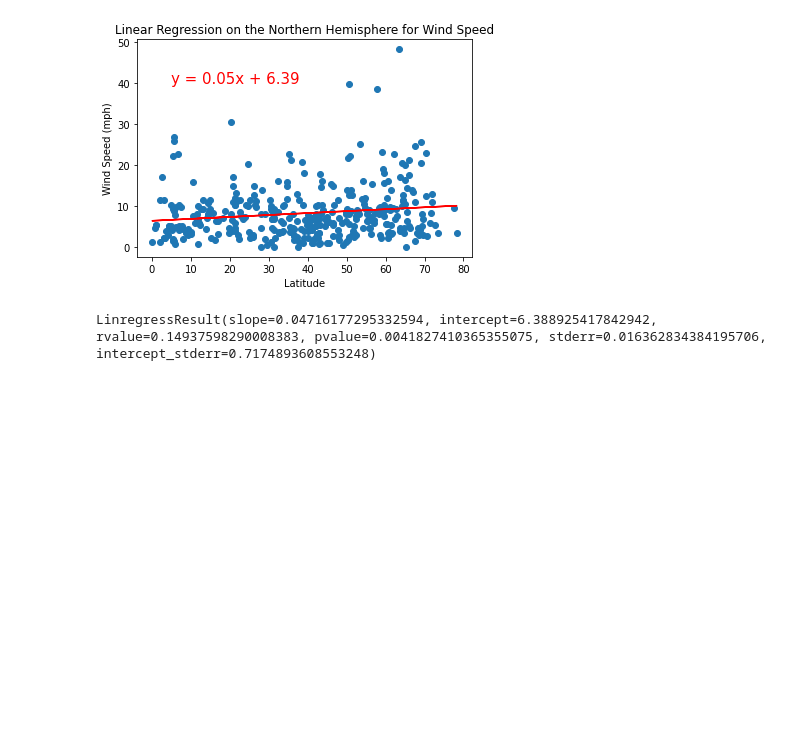
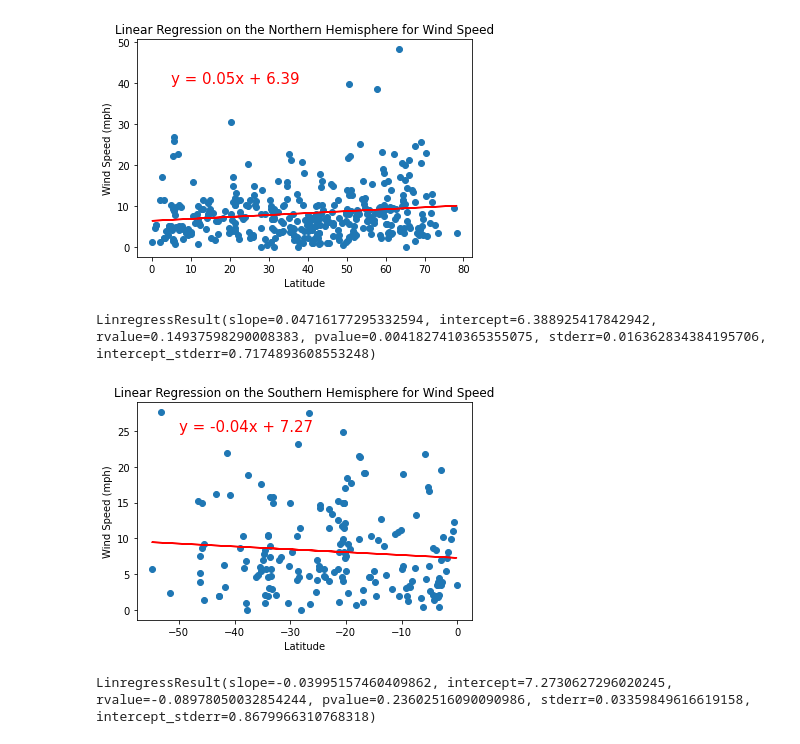
Before and after one commit to LiShanDa2021/World_Weather_Analysis, a Jupyter notebook: WeatherPy.ipynb, the cells around one changed output. Saved outputs shown, nothing was run; the diff lists cells and outputs as text; code cells hidden in the pictures; blank space fills up the shorter version.

```diff
--- a/WeatherPy.ipynb
+++ b/WeatherPy.ipynb
@@ -399,9 +399,16 @@ linregress(x_values, y_values)
 # %% [output]
 LinregressResult(slope=0.04716177295332594, intercept=6.388925417842942, rvalue=0.14937598290008383, pvalue=0.0041827410365355075, stderr=0.016362834384195706, intercept_stderr=0.7174893608553248)
 # %%
-# linear regression on the southern Hemisphere for cloudiness
+# linear regression on the southern Hemisphere for Wind Speed
 x_values = southern_hemi_df['Lat']
-y_values = southern_hemi_df['Cloudiness']
+y_values = southern_hemi_df['Wind Speed']
 
 # call the function
-plot_linear_regression(x_values, y_values, 'Linear Regression on the Southern Hemisphere for Cloudiness', 'Cloudiness (%)', (-50,8))
+plot_linear_regression(x_values, y_values, 'Linear Regression on the Southern Hemisphere for Wind Speed', 'Wind Speed (mph)', (-50,25))
+# %% [output]
+[figure, added]
+# %%
+# r values
+linregress(x_values, y_values)
+# %% [output]
+LinregressResult(slope=-0.03995157460409862, intercept=7.2730627296020245, rvalue=-0.08978050032854244, pvalue=0.23602516090090986, stderr=0.03359849616619158, intercept_stderr=0.8679966310768318)
```
Also changed, not shown: 3 other files.
